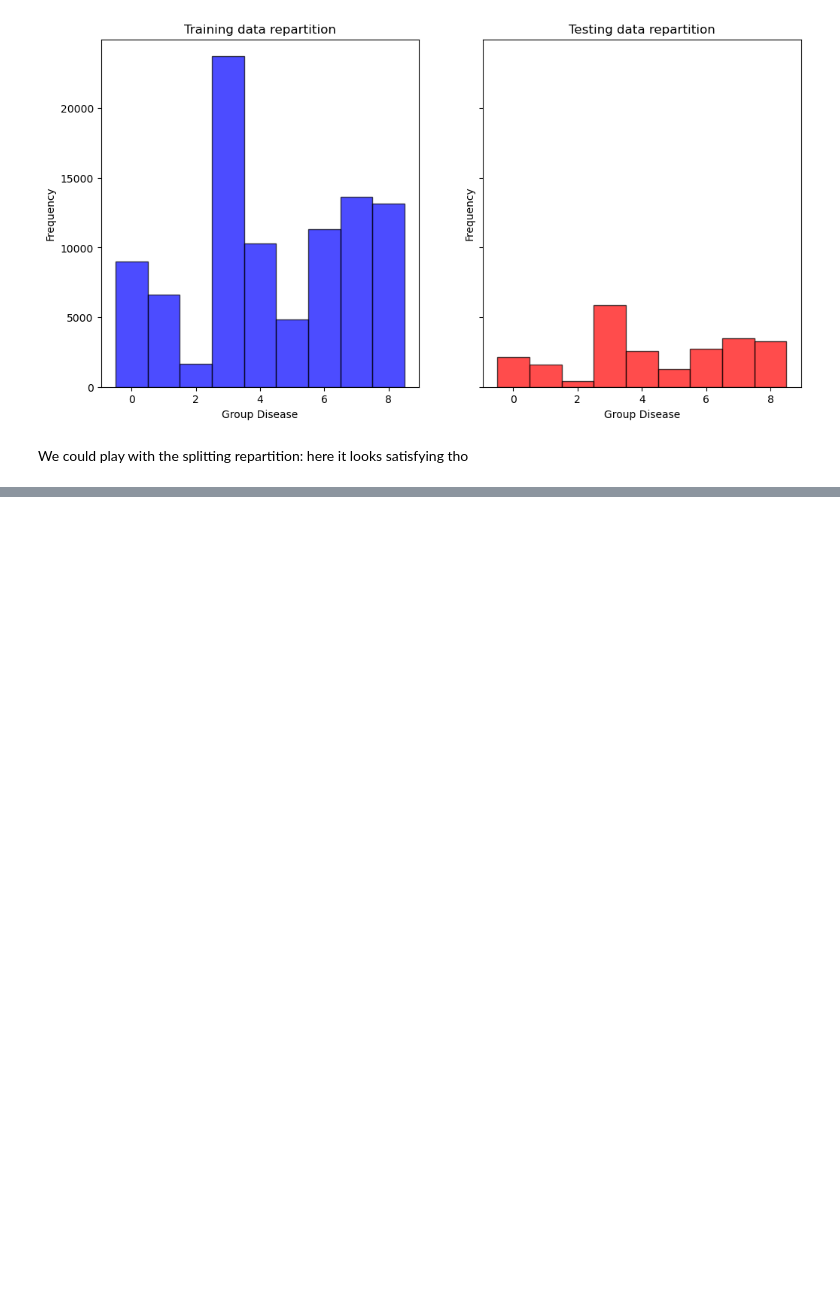
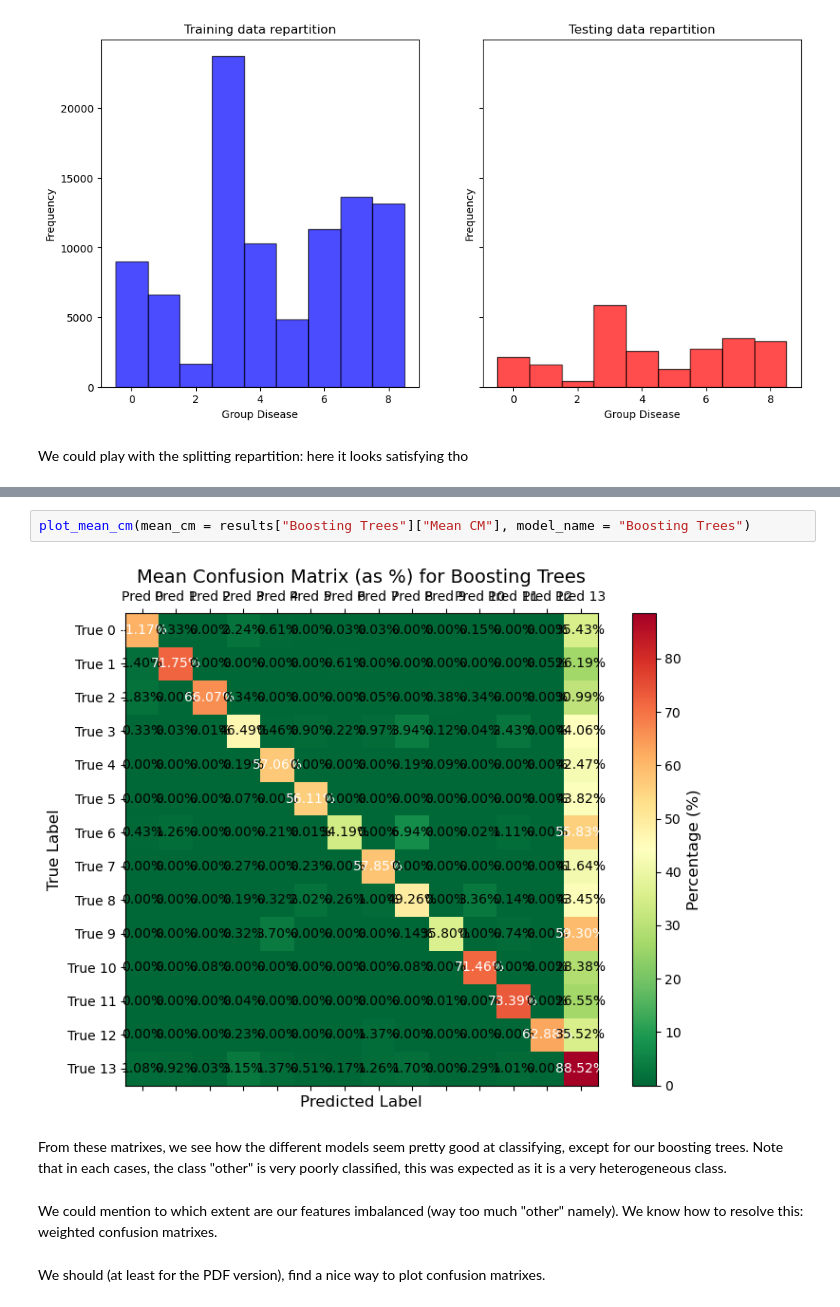
Before and after one commit to anthonyrocher/machine_learning_project, a Jupyter notebook: project.ipynb, the cells around one changed output, grey strips where cells are left out. Cells and saved outputs as stored; diff of their text form; blank space fills up the shorter version.

```diff
--- a/project.ipynb
+++ b/project.ipynb
@@ -415,0 +533,10 @@ ValueError: could not convert string to float: 'neurological_psych'
+# %%
+plot_mean_cm(mean_cm = results["Boosting Trees"]["Mean CM"], model_name = "Boosting Trees")
+# %% [output]
+[figure, added]
+# %% [markdown]
+From these matrixes, we see how the different models seem pretty good at classifying, except for our boosting trees. Note that in each cases, the class "other" is very poorly classified, this was expected as it is a very heterogeneous class.
+# %% [markdown]
+We could mention to which extent are our features imbalanced (way too much "other" namely). We know how to resolve this: weighted confusion matrixes.
+# %% [markdown]
+We should (at least for the PDF version), find a nice way to plot confusion matrixes.
```
Also changed, not shown: parts of 9 cells of this notebook.
